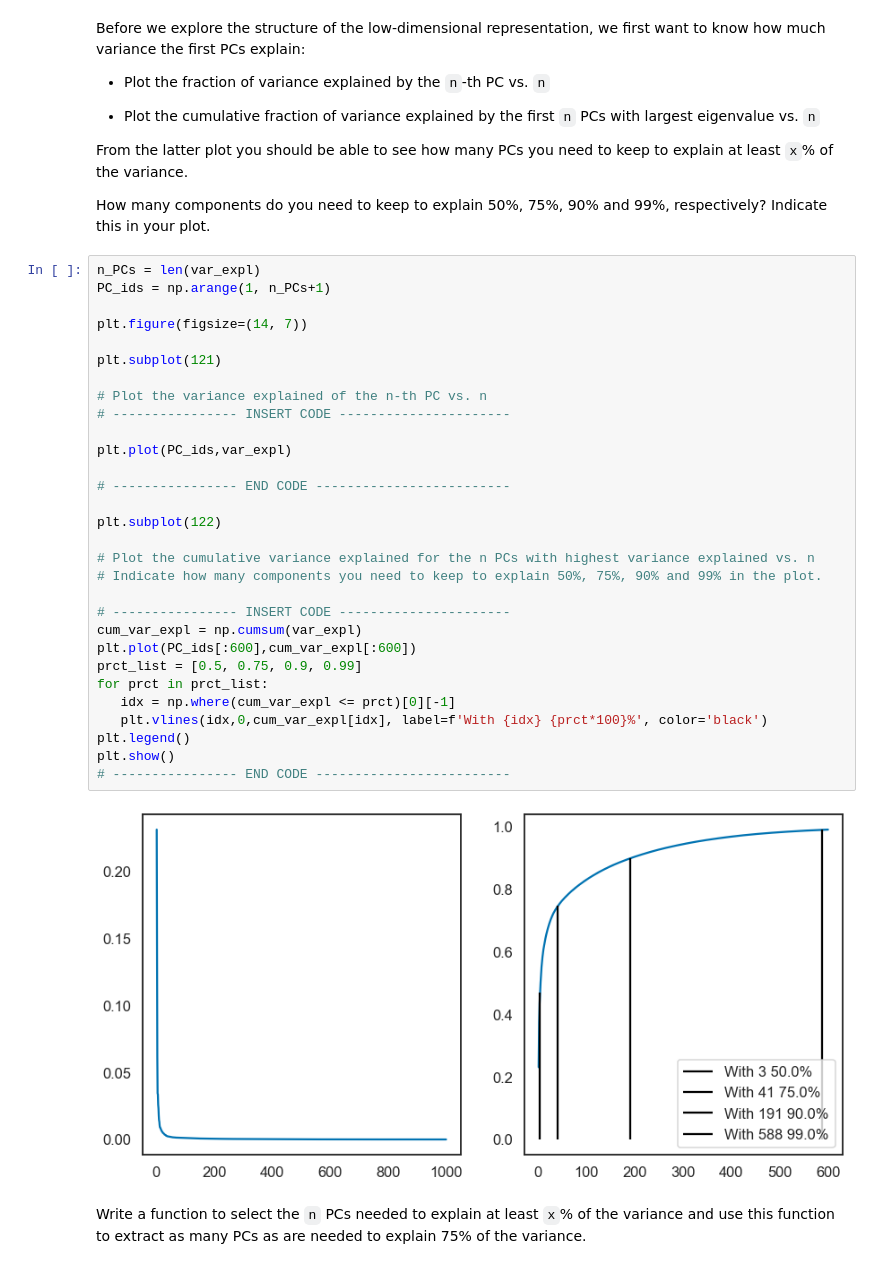
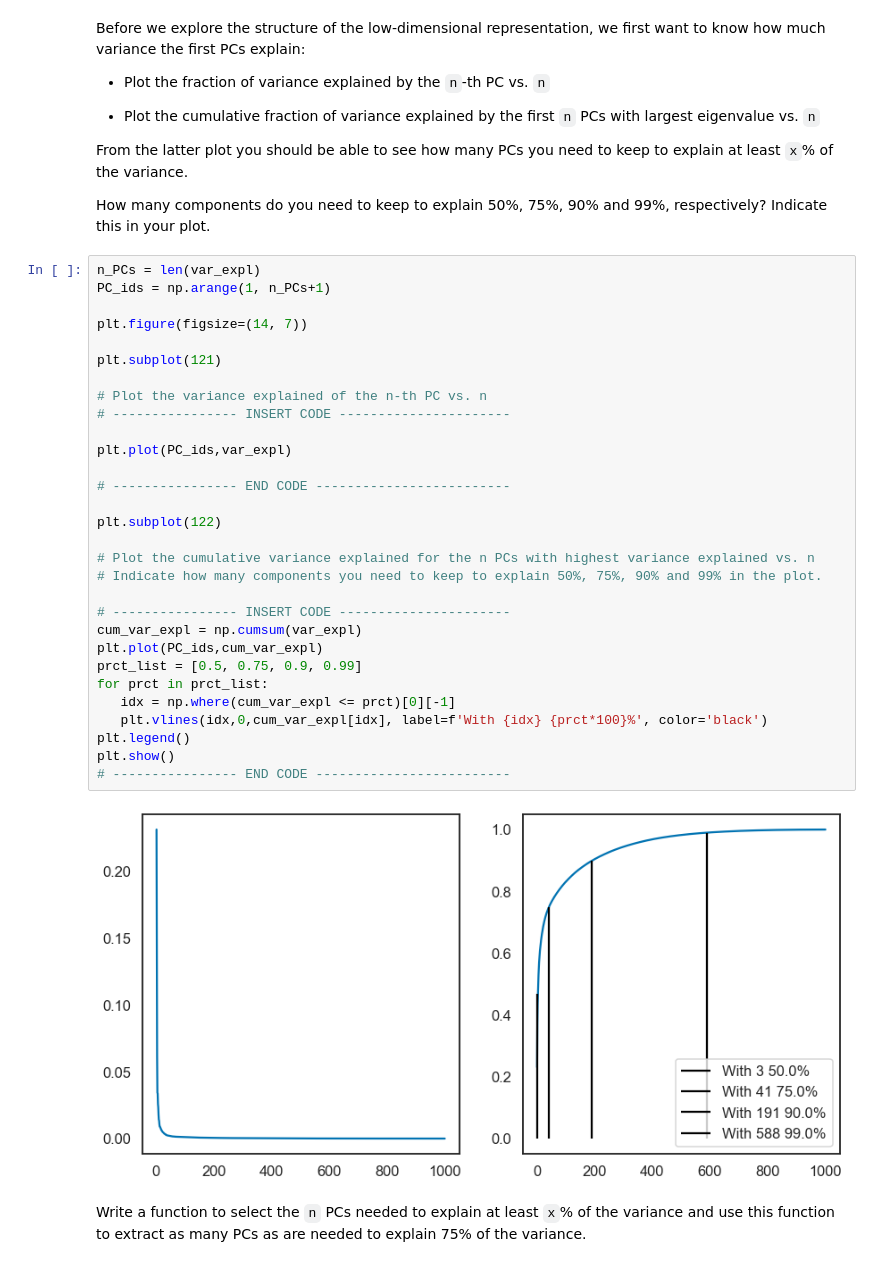
Before and after one commit to simonblaue/Master, a Jupyter notebook: Machine Learning/Practical_5/5_pca_tsne_[NAMES].ipynb, the cells around one changed output. Cells and saved outputs as stored; diff of their text form.

```diff
--- a/Machine Learning/Practical_5/5_pca_tsne_[NAMES].ipynb
+++ b/Machine Learning/Practical_5/5_pca_tsne_[NAMES].ipynb
@@ -157,35 +154,35 @@ How many components do you need to keep to explain 50%, 75%, 90% and 99%, respec
 # %%
 n_PCs = len(var_expl)
 PC_ids = np.arange(1, n_PCs+1)
 
 plt.figure(figsize=(14, 7))
 
 plt.subplot(121)
 
 # Plot the variance explained of the n-th PC vs. n
 # ---------------- INSERT CODE ----------------------
 
 plt.plot(PC_ids,var_expl)
 
 # ---------------- END CODE -------------------------
 
 plt.subplot(122)
 
 # Plot the cumulative variance explained for the n PCs with highest variance explained vs. n
 # Indicate how many components you need to keep to explain 50%, 75%, 90% and 99% in the plot.
 
 # ---------------- INSERT CODE ----------------------
 cum_var_expl = np.cumsum(var_expl)
-plt.plot(PC_ids[:600],cum_var_expl[:600])
+plt.plot(PC_ids,cum_var_expl)
 prct_list = [0.5, 0.75, 0.9, 0.99]
 for prct in prct_list:
    idx = np.where(cum_var_expl <= prct)[0][-1]
    plt.vlines(idx,0,cum_var_expl[idx], label=f'With {idx} {prct*100}%', color='black')
 plt.legend()
 plt.show()
 # ---------------- END CODE -------------------------
 # %% [output]
-[figure, old version]
+[figure, new version]
 # %% [markdown]
 Write a function to select the `n` PCs needed to explain at least `x`% of the variance and use this function to extract as many PCs as are needed to explain 75% of the variance.
 # %%
```
Also changed, not shown: parts of 6 cells of this notebook.
